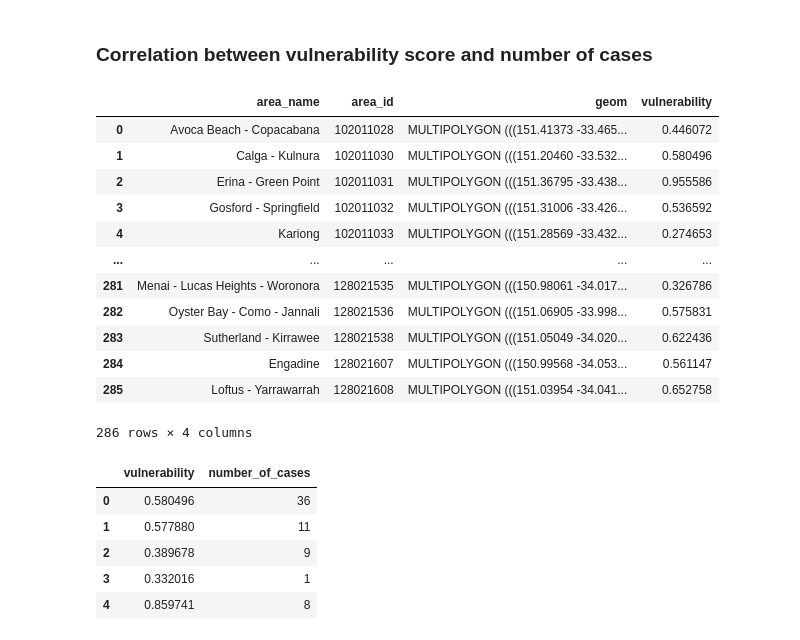
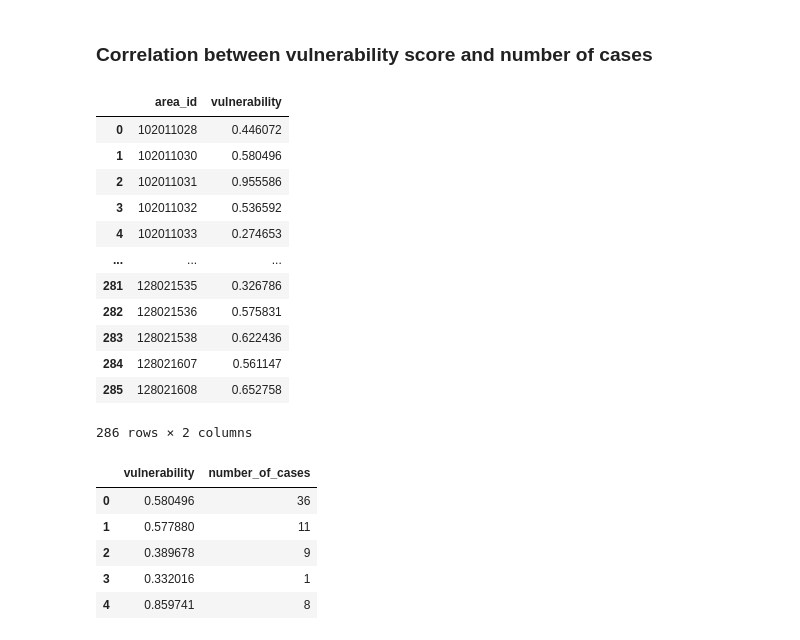
Before and after one commit to Saze10/DATA2901_assignment, a Jupyter notebook: Assignment notebook.ipynb, the cells around one changed output. Saved outputs shown, nothing was run; the diff lists cells and outputs as text; code cells hidden in the pictures.

```diff
--- a/Assignment notebook.ipynb
+++ b/Assignment notebook.ipynb
@@ -601,20 +627,20 @@ plt.savefig('covid19_cases.jpg')
 # %% [markdown]
 ### Correlation between vulnerability score and number of cases
 # %%
-score_df.drop(["score"], axis = 1 , inplace = True)
+score_df.drop(["score", "area_name", "geom"], axis = 1 , inplace = True)
 score_df
 # %% [output]
-|  | area_name | area_id | geom | vulnerability |
-| 0 | Avoca Beach - Copacabana | 102011028 | MULTIPOLYGON (((151.41373 -33.465... | 0.446072 |
-| 1 | Calga - Kulnura | 102011030 | MULTIPOLYGON (((151.20460 -33.532... | 0.580496 |
-| 2 | Erina - Green Point | 102011031 | MULTIPOLYGON (((151.36795 -33.438... | 0.955586 |
-| 3 | Gosford - Springfield | 102011032 | MULTIPOLYGON (((151.31006 -33.426... | 0.536592 |
-| 4 | Kariong | 102011033 | MULTIPOLYGON (((151.28569 -33.432... | 0.274653 |
-| ... | ... | ... | ... | ... |
-| 281 | Menai - Lucas Heights - Woronora | 128021535 | MULTIPOLYGON (((150.98061 -34.017... | 0.326786 |
-| 282 | Oyster Bay - Como - Jannali | 128021536 | MULTIPOLYGON (((151.06905 -33.998... | 0.575831 |
-| 283 | Sutherland - Kirrawee | 128021538 | MULTIPOLYGON (((151.05049 -34.020... | 0.622436 |
-| 284 | Engadine | 128021607 | MULTIPOLYGON (((150.99568 -34.053... | 0.561147 |
-| 285 | Loftus - Yarrawarrah | 128021608 | MULTIPOLYGON (((151.03954 -34.041... | 0.652758 |
+|  | area_id | vulnerability |
+| 0 | 102011028 | 0.446072 |
+| 1 | 102011030 | 0.580496 |
+| 2 | 102011031 | 0.955586 |
+| 3 | 102011032 | 0.536592 |
+| 4 | 102011033 | 0.274653 |
+| ... | ... | ... |
+| 281 | 128021535 | 0.326786 |
+| 282 | 128021536 | 0.575831 |
+| 283 | 128021538 | 0.622436 |
+| 284 | 128021607 | 0.561147 |
+| 285 | 128021608 | 0.652758 |
-286 rows × 4 columns
+286 rows × 2 columns
 # %%
```
Also changed, not shown: parts of 6 cells of this notebook.
